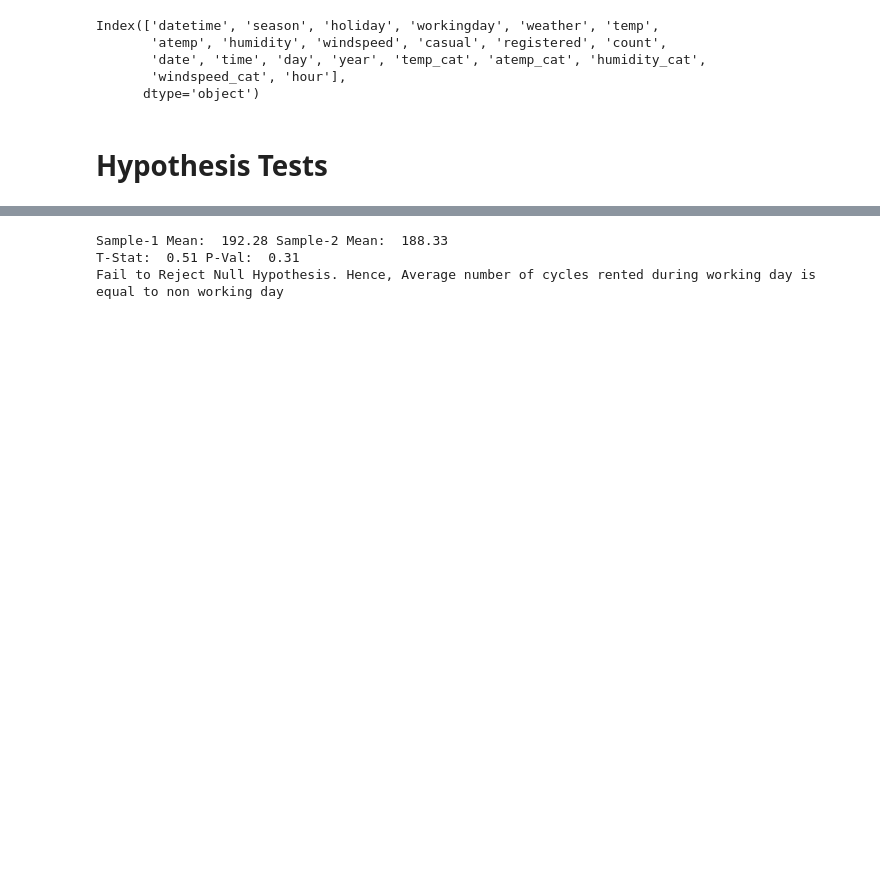
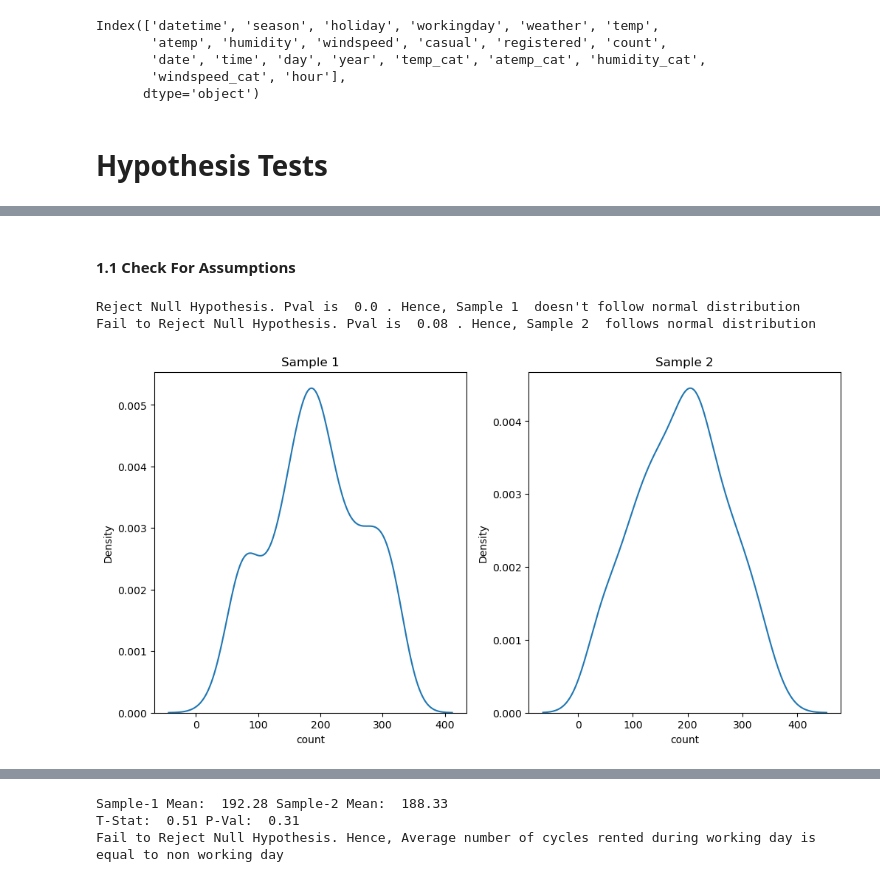
Before and after one commit to muthuganeshece/Business-Case-Study, a Jupyter notebook: Yulu/Notebook/Yulu_HypothesisTesting.ipynb, the cells around one changed output, grey strips where cells are left out. Saved outputs shown, nothing was run; the diff lists cells and outputs as text; code cells hidden in the pictures; blank space fills up the shorter version.

```diff
--- a/Yulu/Notebook/Yulu_HypothesisTesting.ipynb
+++ b/Yulu/Notebook/Yulu_HypothesisTesting.ipynb
@@ -47,6 +48,6 @@ from scipy.stats import norm, ttest_rel, ttest_ind, kstest, chi2, chi2_contingen
 # %%
-# data = pd.read_csv(r'F:\Muthu_2023\Personal\NextStep\DSCourse\Scaler\Business-Case-Study\Yulu\Dataset\bike_sharing.csv')
-data = pd.read_csv(r'E:\Nextstep\Scaler\Business-Case-Study\Yulu\Dataset\bike_sharing.csv')
+data = pd.read_csv(r'F:\Muthu_2023\Personal\NextStep\DSCourse\Scaler\Business-Case-Study\Yulu\Dataset\bike_sharing.csv')
+# data = pd.read_csv(r'E:\Nextstep\Scaler\Business-Case-Study\Yulu\Dataset\bike_sharing.csv')
 # %% [markdown]
 # EDA
 # %%
@@ -573,0 +588,7 @@ Solution:
+# %%
+def plot_dist(samples):
+    plt.figure(figsize=(12,6))
+    for i in range(len(samples)):
+        plt.subplot(1, len(samples), i+1)
+        sns.kdeplot(samples[i])
+        plt.title('Sample ' + str(i+1))
@@ -573,0 +599,11 @@ Solution:
+# %% [markdown]
+#### 1.1 Check For Assumptions
+# %%
+check_normality([sample1, sample2])
+# %% [output]
+Reject Null Hypothesis. Pval is  0.0 . Hence, Sample 1  doesn't follow normal distribution
+Fail to Reject Null Hypothesis. Pval is  0.08 . Hence, Sample 2  follows normal distribution
+# %%
+plot_dist([sample1, sample2])
+# %% [output]
+[figure, added]
```
Also changed, not shown: parts of 28 cells of this notebook.
